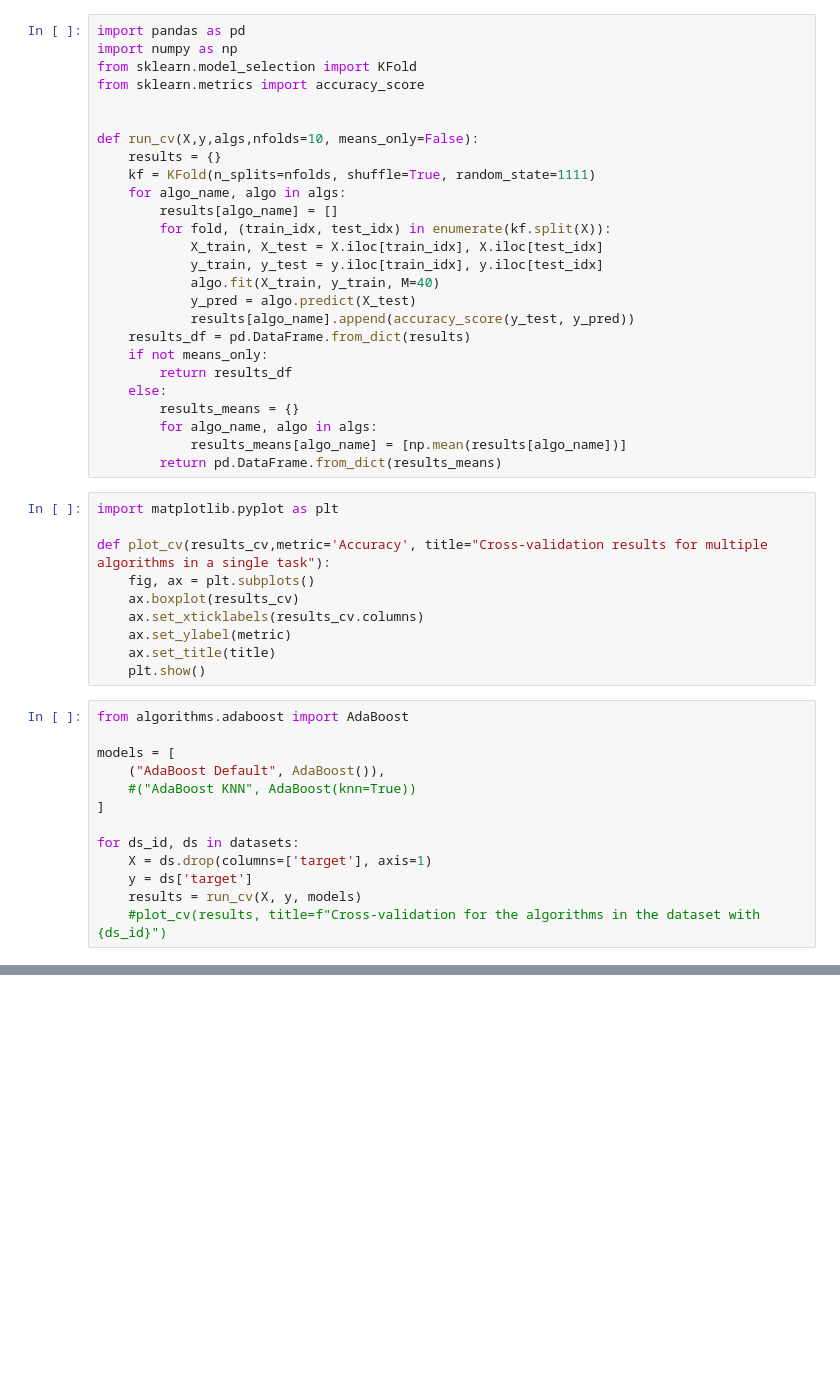
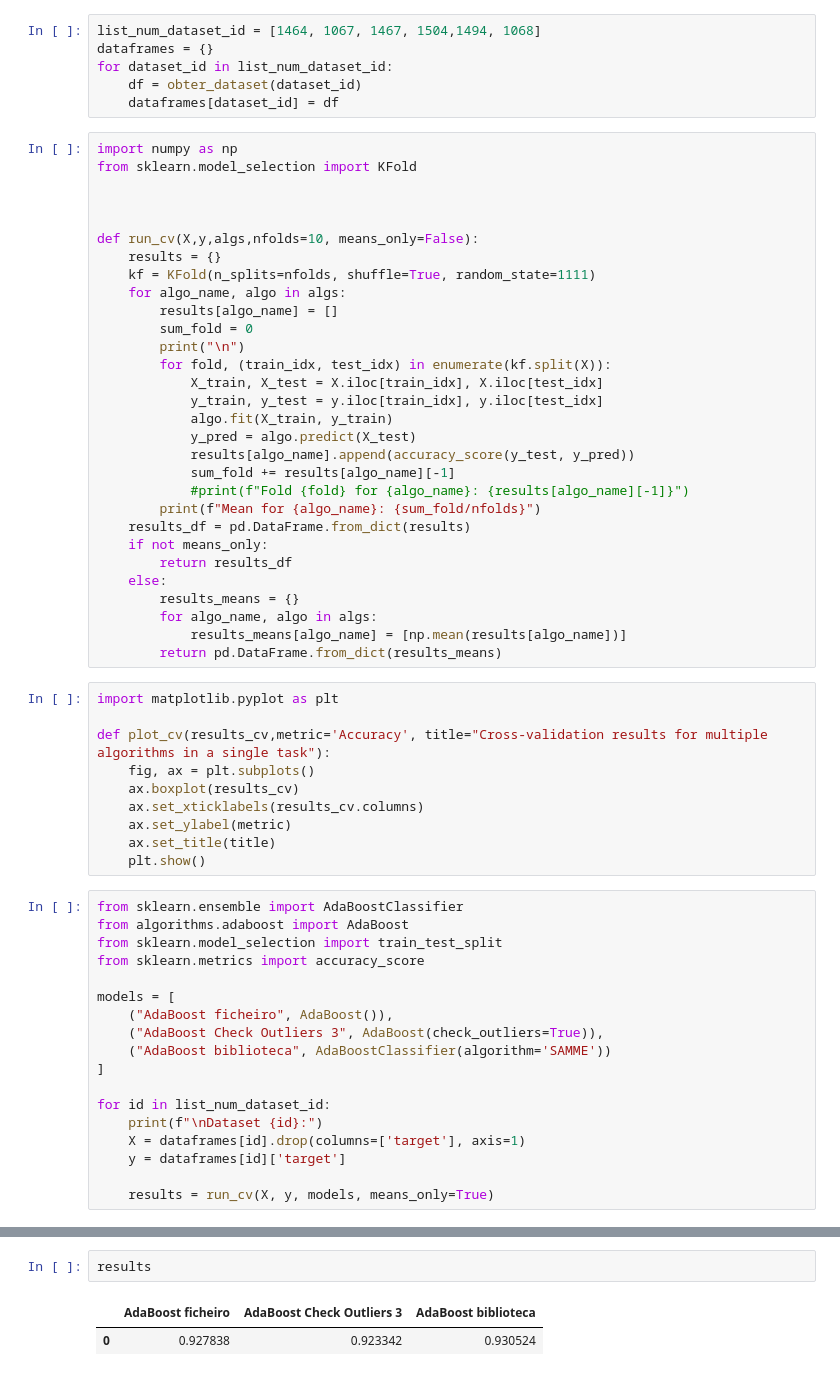
Before and after one commit to marisaazevedo/ML_AdaBoostRefined, a Jupyter notebook: deixa_me_cozinhar.ipynb, the cells around one changed output, grey strips where cells are left out. Saved outputs shown, nothing was run; the diff lists cells and outputs as text; blank space fills up the shorter version.

```diff
--- a/deixa_me_cozinhar.ipynb
+++ b/deixa_me_cozinhar.ipynb
@@ -47,8 +27,13 @@ dataframes[31]
+# %%
+list_num_dataset_id = [1464, 1067, 1467, 1504,1494, 1068]
+dataframes = {}
+for dataset_id in list_num_dataset_id:
+    df = obter_dataset(dataset_id)
+    dataframes[dataset_id] = df
 # %%
-import pandas as pd
 import numpy as np
 from sklearn.model_selection import KFold
-from sklearn.metrics import accuracy_score
+
 
 
 def run_cv(X,y,algs,nfolds=10, means_only=False):
@@ -56,12 +41,17 @@ def run_cv(X,y,algs,nfolds=10, means_only=False):
     kf = KFold(n_splits=nfolds, shuffle=True, random_state=1111)
     for algo_name, algo in algs:
         results[algo_name] = []
+        sum_fold = 0
+        print("\n")
         for fold, (train_idx, test_idx) in enumerate(kf.split(X)):
             X_train, X_test = X.iloc[train_idx], X.iloc[test_idx]
             y_train, y_test = y.iloc[train_idx], y.iloc[test_idx]
-            algo.fit(X_train, y_train, M=40)
+            algo.fit(X_train, y_train)
             y_pred = algo.predict(X_test)
             results[algo_name].append(accuracy_score(y_test, y_pred))
+            sum_fold += results[algo_name][-1]
+            #print(f"Fold {fold} for {algo_name}: {results[algo_name][-1]}")
+        print(f"Mean for {algo_name}: {sum_fold/nfolds}")
     results_df = pd.DataFrame.from_dict(results)
     if not means_only:
         return results_df
@@ -81,15 +71,20 @@ def plot_cv(results_cv,metric='Accuracy', title="Cross-validation results for mu
     ax.set_title(title)
     plt.show()
 # %%
+from sklearn.ensemble import AdaBoostClassifier
 from algorithms.adaboost import AdaBoost
+from sklearn.model_selection import train_test_split
+from sklearn.metrics import accuracy_score
 
 models = [
-    ("AdaBoost Default", AdaBoost()),
-    #("AdaBoost KNN", AdaBoost(knn=True))
+    ("AdaBoost ficheiro", AdaBoost()),
+    ("AdaBoost Check Outliers 3", AdaBoost(check_outliers=True)),
+    ("AdaBoost biblioteca", AdaBoostClassifier(algorithm='SAMME'))
 ]
 
-for ds_id, ds in datasets:
-    X = ds.drop(columns=['target'], axis=1)
-    y = ds['target']
-    results = run_cv(X, y, models)
-    #plot_cv(results, title=f"Cross-validation for the algorithms in the dataset with {ds_id}")
+for id in list_num_dataset_id:
+    print(f"\nDataset {id}:")
+    X = dataframes[id].drop(columns=['target'], axis=1)
+    y = dataframes[id]['target']
+
+    results = run_cv(X, y, models, means_only=True)
@@ -95,0 +109,5 @@ for ds_id, ds in datasets:
+# %%
+results
+# %% [output]
+|  | AdaBoost ficheiro | AdaBoost Check Outliers 3 | AdaBoost biblioteca |
+| 0 | 0.927838 | 0.923342 | 0.930524 |
```
Also changed, not shown: parts of 7 cells of this notebook, 1 other file.
